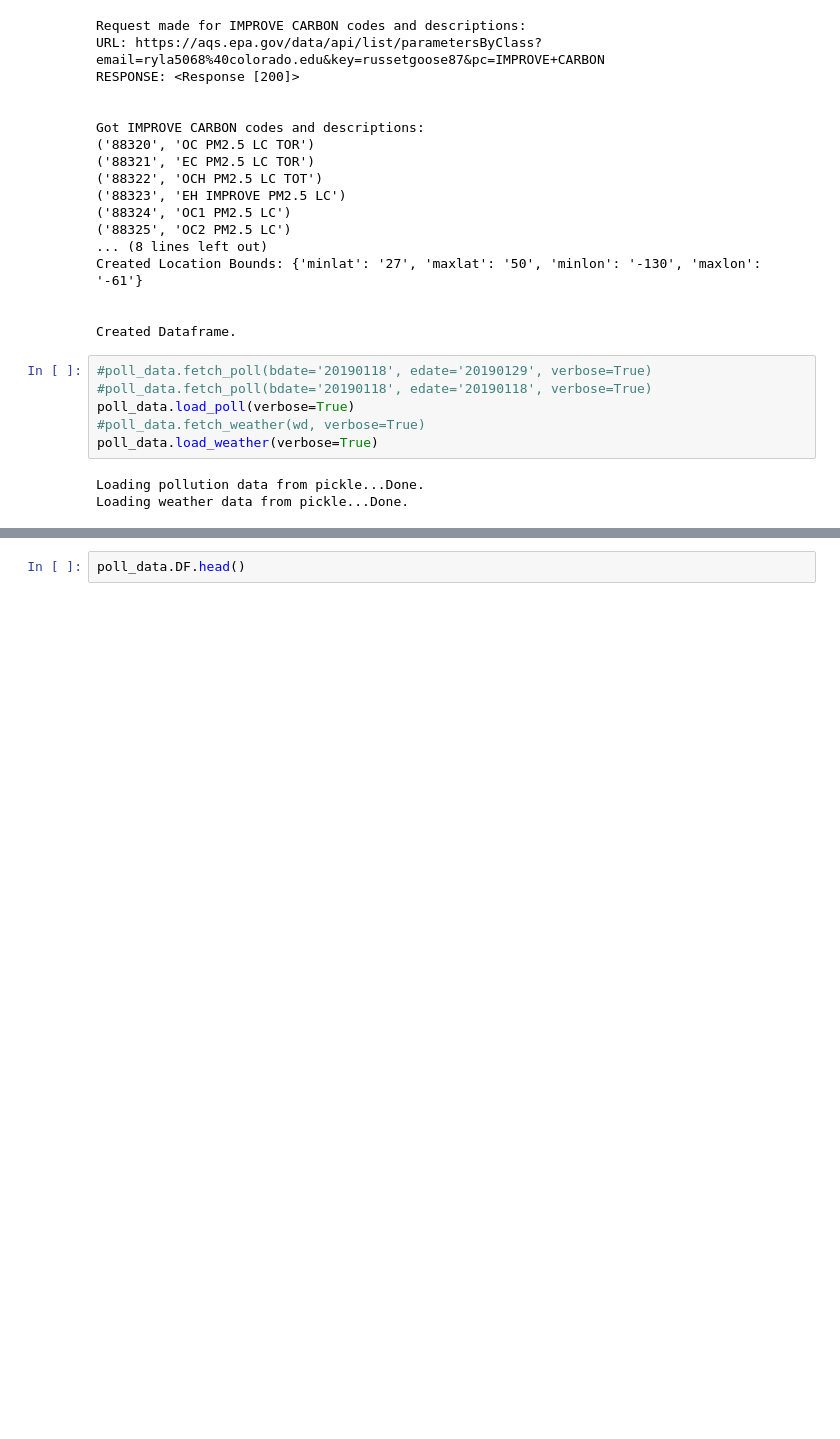
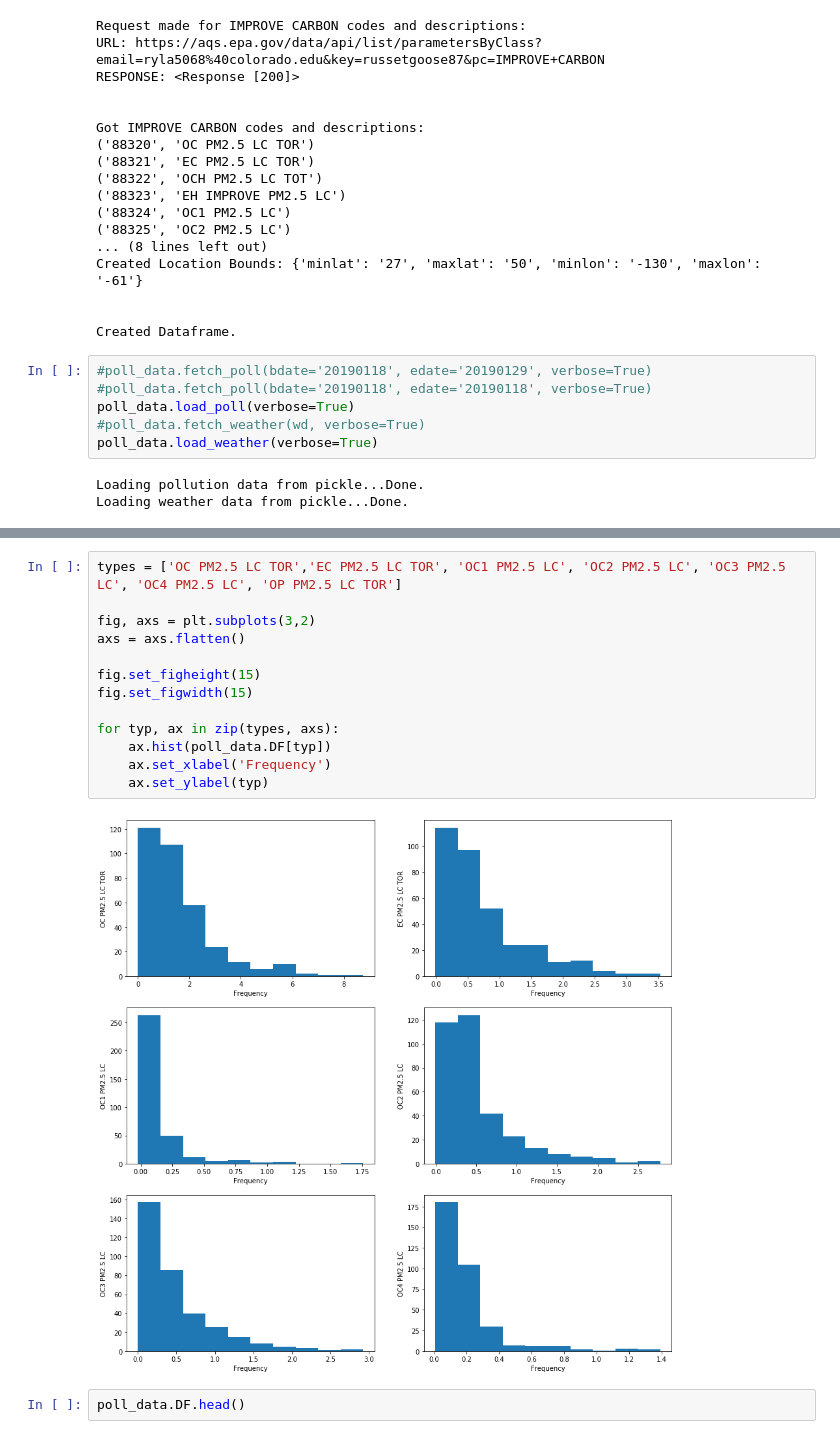
Before and after one commit to anzu7346/CSCI4622_EPA_Atmo, a Jupyter notebook: code/Untitled3.ipynb, the cells around one changed output, grey strips where cells are left out. Cells and saved outputs as stored; diff of their text form; blank space fills up the shorter version.

```diff
--- a/code/Untitled3.ipynb
+++ b/code/Untitled3.ipynb
@@ -366,3 +446,18 @@ Loading weather data from pickle...Done.
+# %%
+types = ['OC PM2.5 LC TOR','EC PM2.5 LC TOR', 'OC1 PM2.5 LC', 'OC2 PM2.5 LC', 'OC3 PM2.5 LC', 'OC4 PM2.5 LC', 'OP PM2.5 LC TOR']
+
+fig, axs = plt.subplots(3,2)
+axs = axs.flatten()
+
+fig.set_figheight(15)
+fig.set_figwidth(15)
+
+for typ, ax in zip(types, axs):
+    ax.hist(poll_data.DF[typ])
+    ax.set_xlabel('Frequency')
+    ax.set_ylabel(typ)
+# %% [output]
+[figure, added]
 # %%
 poll_data.DF.head()
 # %% [output]
```
Also changed, not shown: parts of 22 cells of this notebook.
